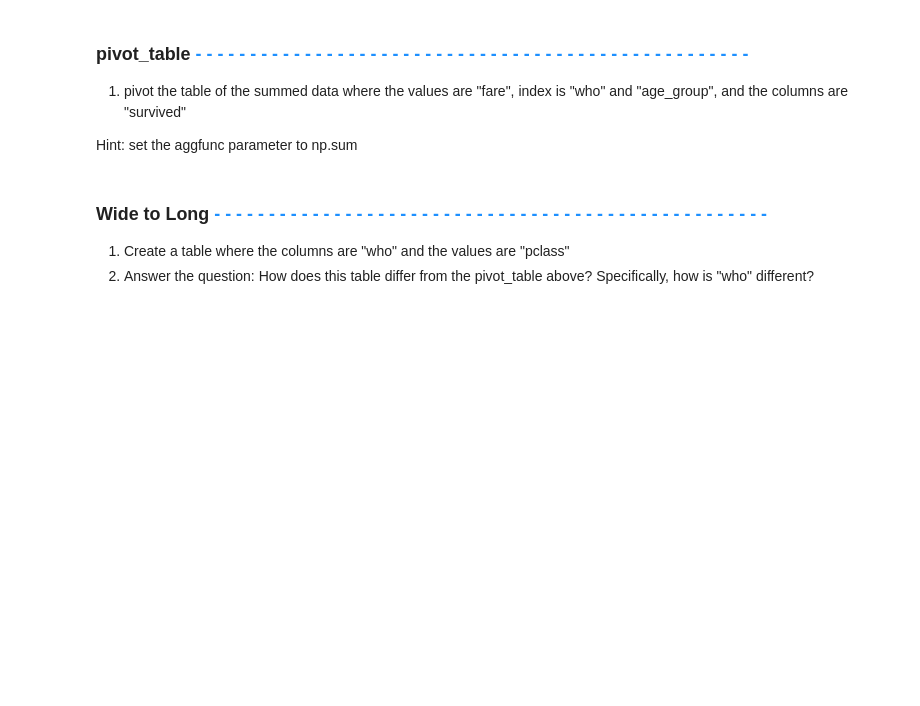
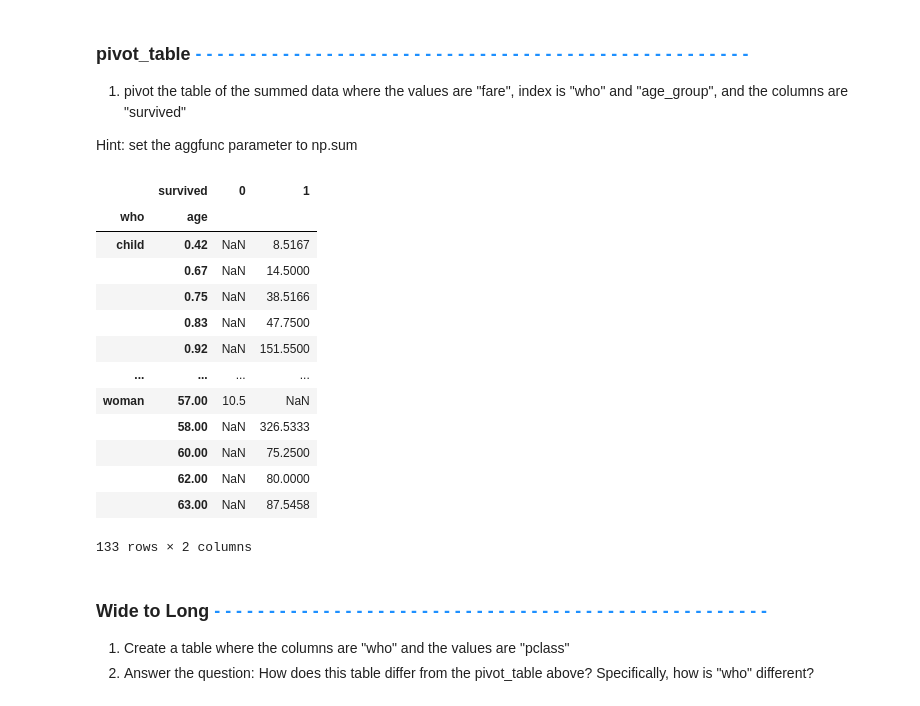
Before and after one commit to MC-18/data-analysis-projects, a Jupyter notebook: data-manipulation/exercises/DataManipulationWorkbook.ipynb, the cells around one changed output. Saved outputs shown, nothing was run; the diff lists cells and outputs as text; code cells hidden in the pictures; blank space fills up the shorter version.

```diff
--- a/data-manipulation/exercises/DataManipulationWorkbook.ipynb
+++ b/data-manipulation/exercises/DataManipulationWorkbook.ipynb
@@ -386,9 +398,25 @@ Hint: We want to see the highest fare value first. What order would we want? asc
 Hint: set the aggfunc parameter to np.sum
 # %%
 # Code your pivot_table here:
-
+data_pivot = data.pivot_table(values="fare", index=["who","age"], columns="survived", aggfunc='sum')
 
 # Run your table here:
+data_pivot
+# %% [output]
+|  | survived | 0 | 1 |
+| who | age |  |  |
+| child | 0.42 | NaN | 8.5167 |
+|  | 0.67 | NaN | 14.5000 |
+|  | 0.75 | NaN | 38.5166 |
+|  | 0.83 | NaN | 47.7500 |
+|  | 0.92 | NaN | 151.5500 |
+| ... | ... | ... | ... |
+| woman | 57.00 | 10.5 | NaN |
+|  | 58.00 | NaN | 326.5333 |
+|  | 60.00 | NaN | 75.2500 |
+|  | 62.00 | NaN | 80.0000 |
+|  | 63.00 | NaN | 87.5458 |
+133 rows × 2 columns
 # %% [markdown]
 ### Wide to Long <span style="color:dodgerblue;"> - - - - - - - - - - - - - - - - - - - - - - - - - - - - - - - - - - - - - - - - - - - - - - - - - - - </span>
 
```
Also changed, not shown: parts of 3 cells of this notebook.
